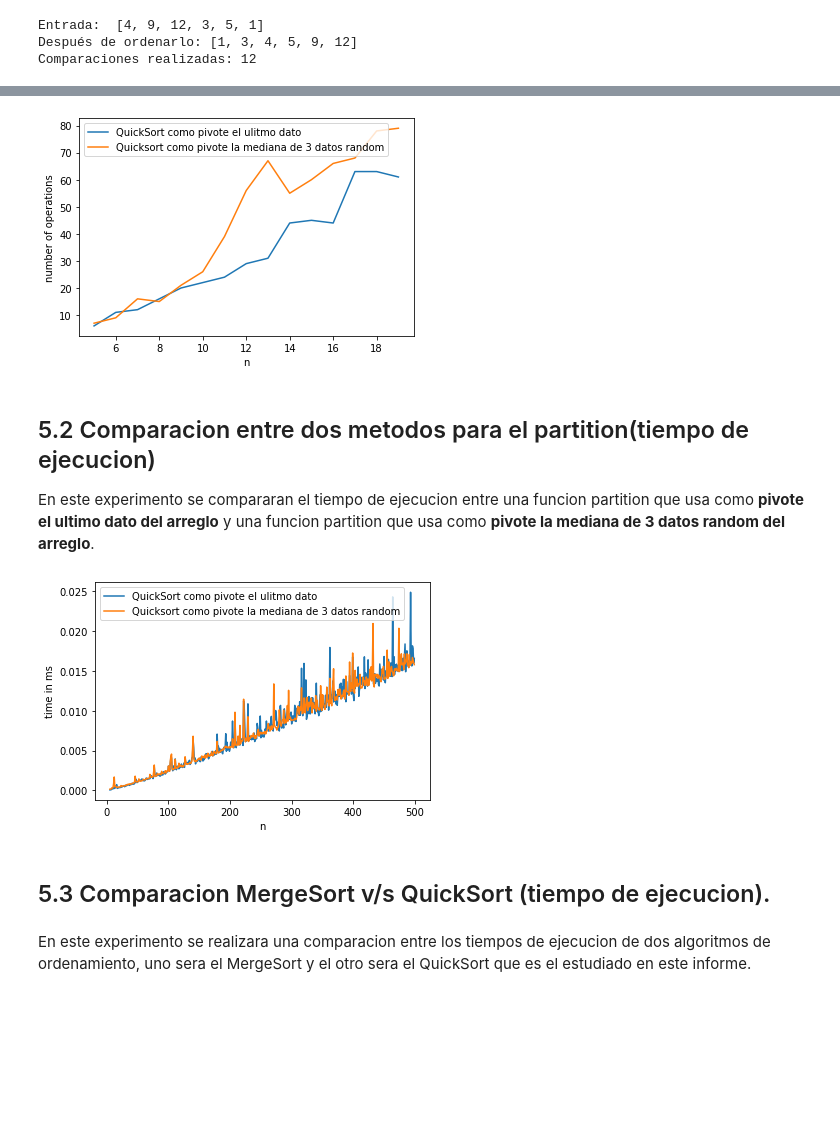
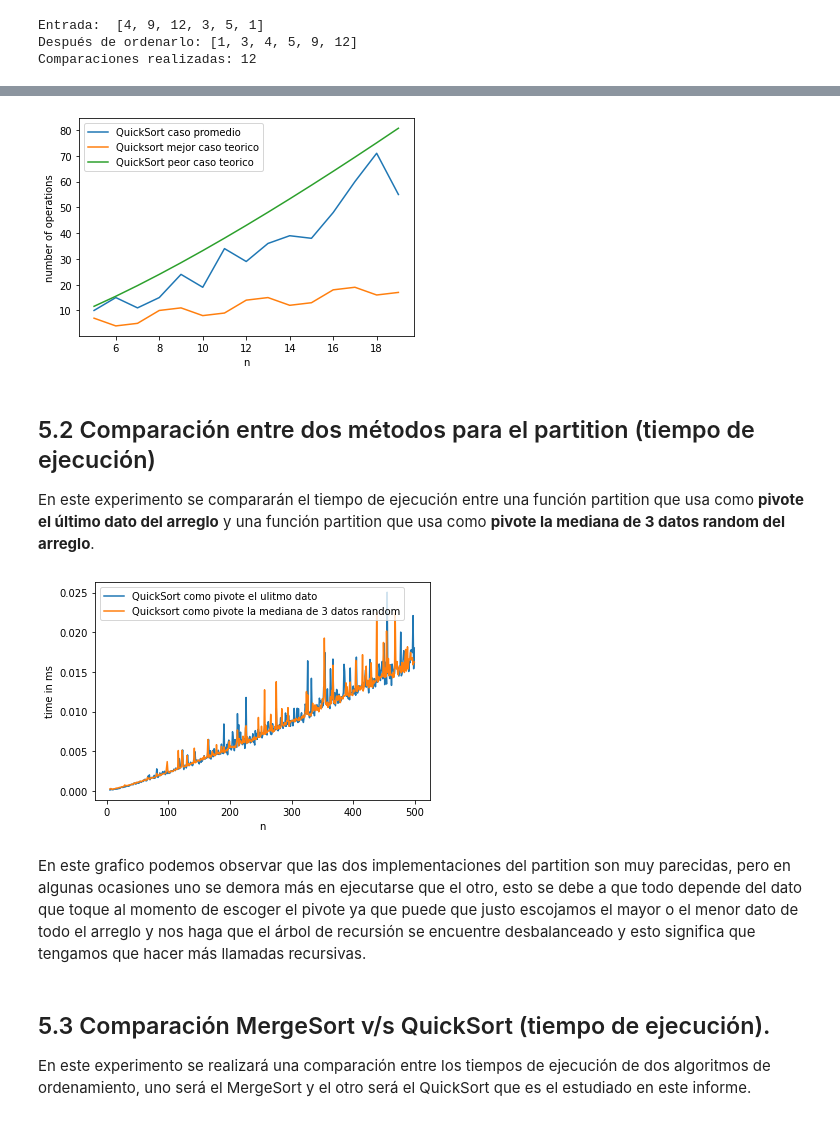
Before and after one commit to CharlyAguirre/ADA-informes, a Jupyter notebook: QuickSort.ipynb, the cells around one changed output, grey strips where cells are left out. Saved outputs shown, nothing was run; the diff lists cells and outputs as text; code cells hidden in the pictures; blank space fills up the shorter version.

```diff
--- a/QuickSort.ipynb
+++ b/QuickSort.ipynb
@@ -363,41 +409,40 @@ def quicksort2(arreglo, izquierda, derecha, cont = 0, verbose = False):
 # %%
 import matplotlib.pyplot as plt
 import random
 import math
 
 x=[n for n in range(5,20)]
-y1=[]; # worst case
+y1=[n^2 for n in range(5,20)]; # worst case
 y2=[n * math.log2(n) for n in range(5,20)] # best/worst case
 y=[];
 
 
 
 for n in range(5,20):
   contador = 0
   arregloRandom= random.sample(range(1, 100), n)
   arr = arregloRandom
 
   largo = len(arregloRandom) - 1
 
   counter = quicksort(arr, 0, largo)
   y.append(counter)
 
-  counter = quicksort2(arregloRandom, 0, largo)
-  y1.append(counter)
 
 plt.plot(x,y)
 plt.plot(x,y1)
-plt.legend(["QuickSort como pivote el ulitmo dato","Quicksort como pivote la mediana de 3 datos random"])
+plt.plot(x,y2)
+plt.legend(["QuickSort caso promedio","Quicksort mejor caso teorico","QuickSort peor caso teorico"])
 
 plt.xlabel('n')
 plt.ylabel('number of operations')
 plt.show()
 # %% [output]
-[figure, old version]
+[figure, new version]
 # %% [markdown]
-## 5.2 Comparacion entre dos metodos para el partition(tiempo de ejecucion)
+## 5.2 Comparación entre dos métodos para el partition (tiempo de ejecución)
 
-En este experimento se compararan el tiempo de ejecucion entre una funcion partition que usa como **pivote el ultimo dato del arreglo** y una funcion partition que usa como **pivote la mediana de 3 datos random del arreglo**.
+En este experimento se compararán el tiempo de ejecución entre una función partition que usa como **pivote el último dato del arreglo** y una función partition que usa como **pivote la mediana de 3 datos random del arreglo**.
 # %%
 from numpy.core.fromnumeric import size
 import matplotlib.pyplot as plt
@@ -433,11 +478,13 @@ plt.xlabel('n')
 plt.ylabel('time in ms')
 plt.show()
 # %% [output]
-[figure, old version]
+[figure, new version]
-# %% [markdown]
-## 5.3 Comparacion MergeSort v/s QuickSort (tiempo de ejecucion).
+# %% [markdown]
+En este grafico podemos observar que las dos implementaciones del partition son muy parecidas, pero en algunas ocasiones uno se demora más en ejecutarse que el otro, esto se debe a que todo depende del dato que toque al momento de escoger el pivote ya que puede que justo escojamos el mayor o el menor dato de todo el arreglo y nos haga que el árbol de recursión se encuentre desbalanceado y esto significa que tengamos que hacer más llamadas recursivas.
 # %% [markdown]
-En este experimento se realizara una comparacion entre los tiempos de ejecucion de dos algoritmos de ordenamiento, uno sera el MergeSort y el otro sera el QuickSort que es el estudiado en este informe.
+## 5.3 Comparación MergeSort v/s QuickSort (tiempo de ejecución).
+
+En este experimento se realizará una comparación entre los tiempos de ejecución de dos algoritmos de ordenamiento, uno será el MergeSort y el otro será el QuickSort que es el estudiado en este informe.
 # %%
 #Codigo para realizar los experimentos.
 
```
Also changed, not shown: parts of 15 cells of this notebook.
